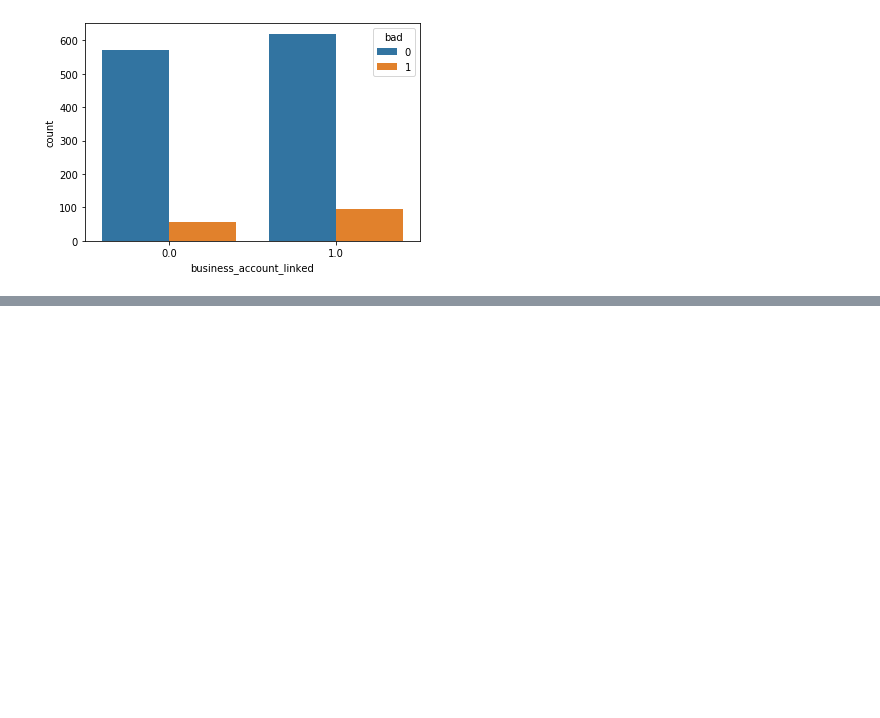
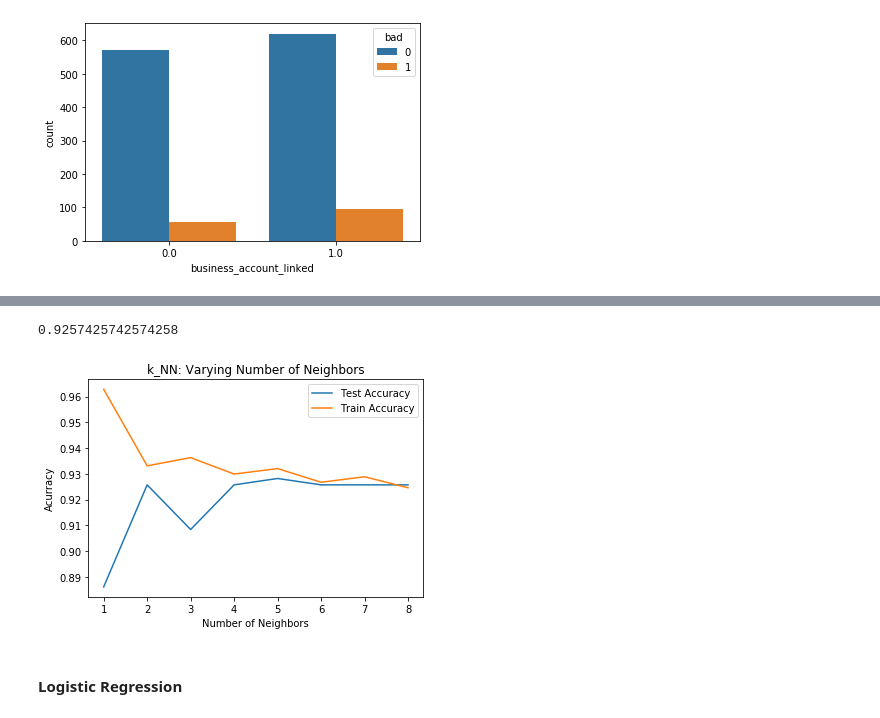
Before and after one commit to vnguye12/vy_capstone1, a Jupyter notebook: Capstone1.ipynb, the cells around one changed output, grey strips where cells are left out. Saved outputs shown, nothing was run; the diff lists cells and outputs as text; code cells hidden in the pictures; blank space fills up the shorter version.

```diff
--- a/Capstone1.ipynb
+++ b/Capstone1.ipynb
@@ -484,0 +665,2 @@ plt.show()
+# %%
+X_train,X_test,y_train,y_test=train_test_split(X,y,test_size=0.3,random_state=42)
@@ -484,0 +669,6 @@ plt.show()
+# %%
+steps_knn=[('imputation',imp),('knn',KNeighborsClassifier(n_neighbors=6))]
+# %%
+pipeline_knn=Pipeline(steps_knn)
+# %%
+pipeline_knn.fit(X_train,y_train)
@@ -484,0 +688,26 @@ plt.show()
+# %%
+pipeline_knn.score(X_test,y_test)
+# %% [output]
+0.9257425742574258
+# %%
+neighbors=np.arange(1,9)
+train_accuracy=np.empty(len(neighbors))
+test_accuracy=np.empty(len(neighbors))
+for i, k in enumerate(neighbors):
+    steps_knn=[('imputation',imp),('knn',KNeighborsClassifier(n_neighbors=k))]
+    pipeline_knn=Pipeline(steps_knn)
+    pipeline_knn.fit(X_train,y_train)
+    train_accuracy[i]=pipeline_knn.score(X_train,y_train)
+    test_accuracy[i]=pipeline_knn.score(X_test,y_test)
+
+plt.title('k_NN: Varying Number of Neighbors')
+plt.plot(neighbors, test_accuracy, label='Test Accuracy')
+plt.plot(neighbors, train_accuracy, label='Train Accuracy')
+plt.legend()
+plt.xlabel('Number of Neighbors')
+plt.ylabel('Acurracy')
+plt.show()
+# %% [output]
+[figure, added]
+# %% [markdown]
+#### Logistic Regression
```
Also changed, not shown: parts of 34 cells of this notebook.
